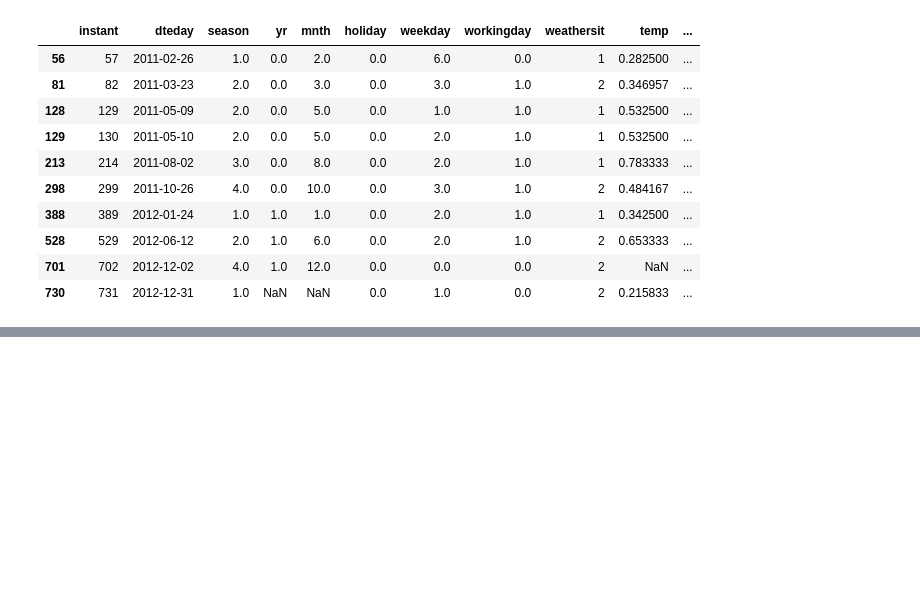
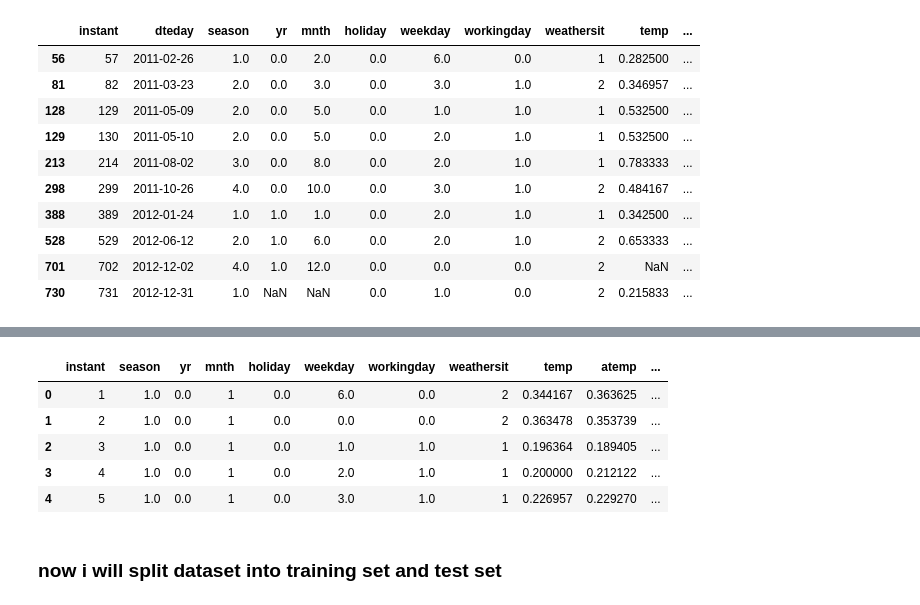
Before and after one commit to hlee0995/XGBoost, a Jupyter notebook: Comparing XGBoost/Comparing XGBoost .ipynb, the cells around one changed output, grey strips where cells are left out. Cells and saved outputs as stored; diff of their text form; code cells hidden in the pictures; blank space fills up the shorter version.

```diff
--- a/Comparing XGBoost/Comparing XGBoost .ipynb
+++ b/Comparing XGBoost/Comparing XGBoost .ipynb
@@ -62,0 +292,11 @@ df_train[df_train.isna().any(axis=1)]
+# %%
+df = df.drop(['casual','cnt'], axis=1)
+# %%
+df.head(5)
+# %% [output]
+|  | instant | season | yr | mnth | holiday | weekday | workingday | weathersit | temp | atemp | ... |
+| 0 | 1 | 1.0 | 0.0 | 1 | 0.0 | 6.0 | 0.0 | 2 | 0.344167 | 0.363625 | ... |
+| 1 | 2 | 1.0 | 0.0 | 1 | 0.0 | 0.0 | 0.0 | 2 | 0.363478 | 0.353739 | ... |
+| 2 | 3 | 1.0 | 0.0 | 1 | 0.0 | 1.0 | 1.0 | 1 | 0.196364 | 0.189405 | ... |
+| 3 | 4 | 1.0 | 0.0 | 1 | 0.0 | 2.0 | 1.0 | 1 | 0.200000 | 0.212122 | ... |
+| 4 | 5 | 1.0 | 0.0 | 1 | 0.0 | 3.0 | 1.0 | 1 | 0.226957 | 0.229270 | ... |
@@ -62,0 +308,2 @@ df_train[df_train.isna().any(axis=1)]
+# %% [markdown]
+### now i will split dataset into training set and test set
```
Also changed, not shown: parts of 40 cells of this notebook, 1 other file.
